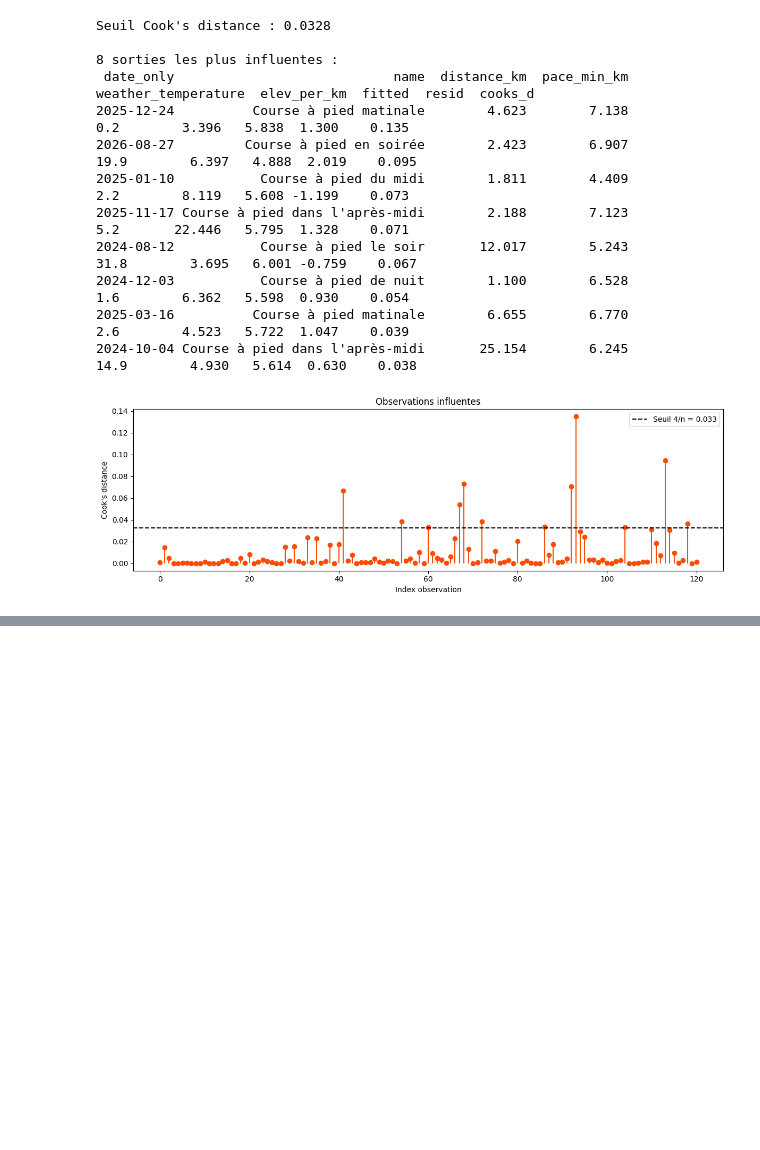
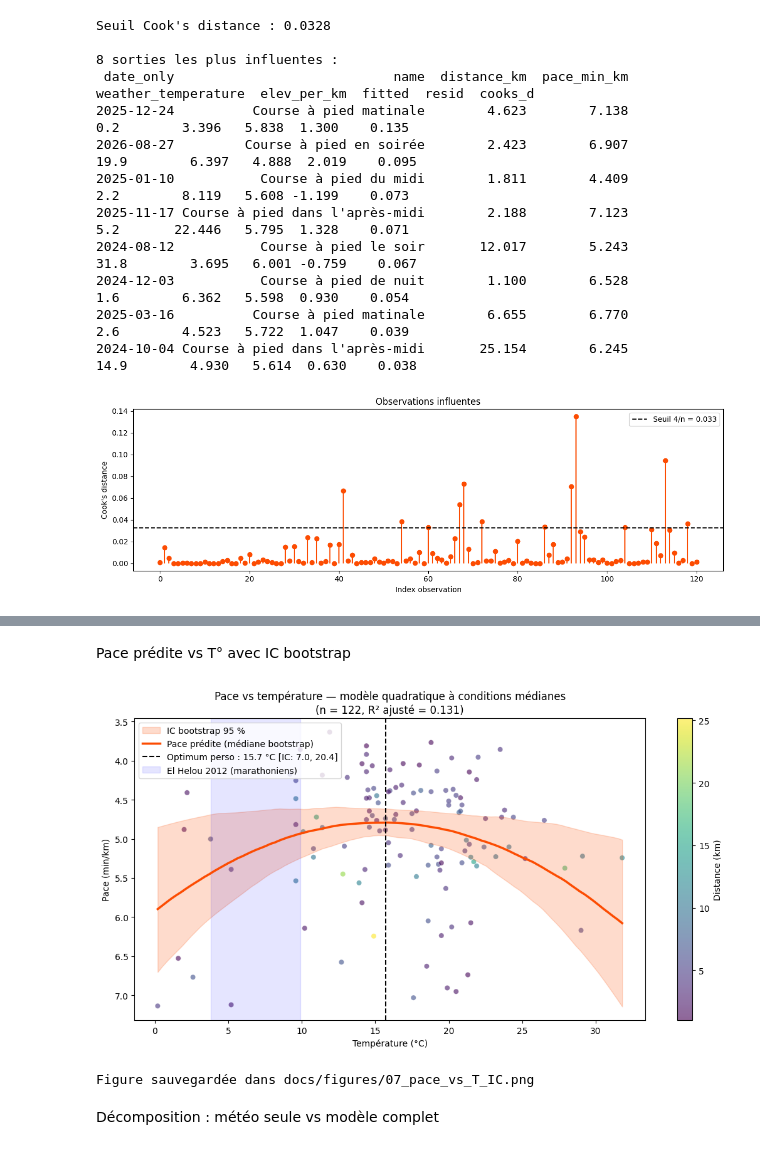
Before and after one commit to dslaskibert/StravAnalytics, a Jupyter notebook: notebooks/07_regression_multiple.ipynb, the cells around one changed output, grey strips where cells are left out. Cells and saved outputs as stored; diff of their text form; code cells hidden in the pictures; blank space fills up the shorter version.

Commit message:
wip(tz): 07 explore quadratique T + decomposition - a reprendre

```diff
--- a/notebooks/07_regression_multiple.ipynb
+++ b/notebooks/07_regression_multiple.ipynb
@@ -295,0 +377,79 @@ Seuil Cook's distance : 0.0328
+# %% [markdown]
+Pace prédite vs T° avec IC bootstrap
+# %%
+# Grille de T° pour prédiction, autres variables fixées à leur médiane
+T_grid = np.linspace(dfm["weather_temperature"].min(),
+                     dfm["weather_temperature"].max(), 100)
+
+# Prédictions bootstrap de la courbe
+N_CURVES = 500
+curves = np.zeros((N_CURVES, len(T_grid)))
+rng3 = np.random.default_rng(2026)
+
+med_hum = dfm["weather_humidity"].median()
+med_dist = dfm["distance_km"].median()
+med_elev = dfm["elev_per_km"].median()
+med_vol = dfm["vol_30d_km"].median()
+med_days = dfm["days_since_last"].median()
+
+for b in range(N_CURVES):
+    idx = rng3.integers(0, len(dfm), size=len(dfm))
+    sample = dfm.iloc[idx]
+    try:
+        m = smf.ols(formula, data=sample).fit()
+        pred = (m.params["Intercept"]
+                + m.params["weather_temperature"] * T_grid
+                + m.params["I(weather_temperature ** 2)"] * T_grid**2
+                + m.params["weather_humidity"] * med_hum
+                + m.params["distance_km"] * med_dist
+                + m.params["elev_per_km"] * med_elev
+                + m.params["vol_30d_km"] * med_vol
+                + m.params["days_since_last"] * med_days)
+        curves[b] = pred
+    except Exception:
+        curves[b] = np.nan
+
+# Enveloppe IC 95 %
+lo = np.nanpercentile(curves, 2.5, axis=0)
+hi = np.nanpercentile(curves, 97.5, axis=0)
+med_curve = np.nanmedian(curves, axis=0)
+
+# Figure
+fig, ax = plt.subplots(figsize=(11, 6))
+
+# Nuage de points colorés par distance
+sc = ax.scatter(dfm["weather_temperature"], dfm["pace_min_km"],
+                c=dfm["distance_km"], cmap="viridis", alpha=0.6, s=35,
+                edgecolor="white", linewidth=0.3)
+cbar = plt.colorbar(sc, ax=ax, label="Distance (km)")
+
+# Courbe médiane + IC
+ax.fill_between(T_grid, lo, hi, color="#FC4C02", alpha=0.2, label="IC bootstrap 95 %")
+ax.plot(T_grid, med_curve, color="#FC4C02", lw=2.5, label="Pace prédite (médiane bootstrap)")
+
+# Optimum
+opt_T = 15.73
+ax.axvline(opt_T, color="black", lw=1.5, ls="--",
+           label=f"Optimum perso : {opt_T:.1f} °C [IC: 7.0, 20.4]")
+
+# Zone El Helou
+ax.axvspan(3.8, 9.9, alpha=0.1, color="blue",
+           label="El Helou 2012 (marathoniens)")
+
+ax.set_xlabel("Température (°C)")
+ax.set_ylabel("Pace (min/km)")
+ax.set_title("Pace vs température — modèle quadratique à conditions médianes\n"
+             f"(n = {len(dfm)}, R² ajusté = {model.rsquared_adj:.3f})")
+ax.legend(loc="upper left")
+ax.invert_yaxis()  # pace plus rapide = plus haut
+plt.tight_layout()
+plt.show()
+
+# Sauvegarde pour la note Quost
+fig.savefig("../docs/figures/07_pace_vs_T_IC.png", dpi=150, bbox_inches="tight")
+print("Figure sauvegardée dans docs/figures/07_pace_vs_T_IC.png")
+# %% [output]
+[figure, added]
+Figure sauvegardée dans docs/figures/07_pace_vs_T_IC.png
+# %% [markdown]
+Décomposition : météo seule vs modèle complet
```
Also changed, not shown: parts of 20 cells of this notebook.
